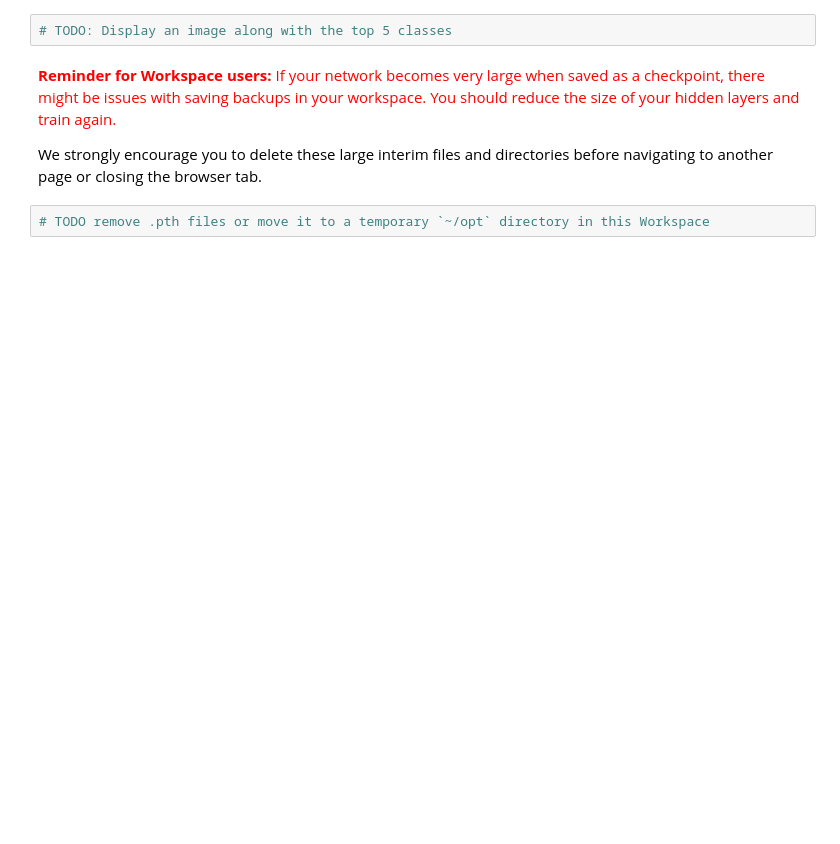
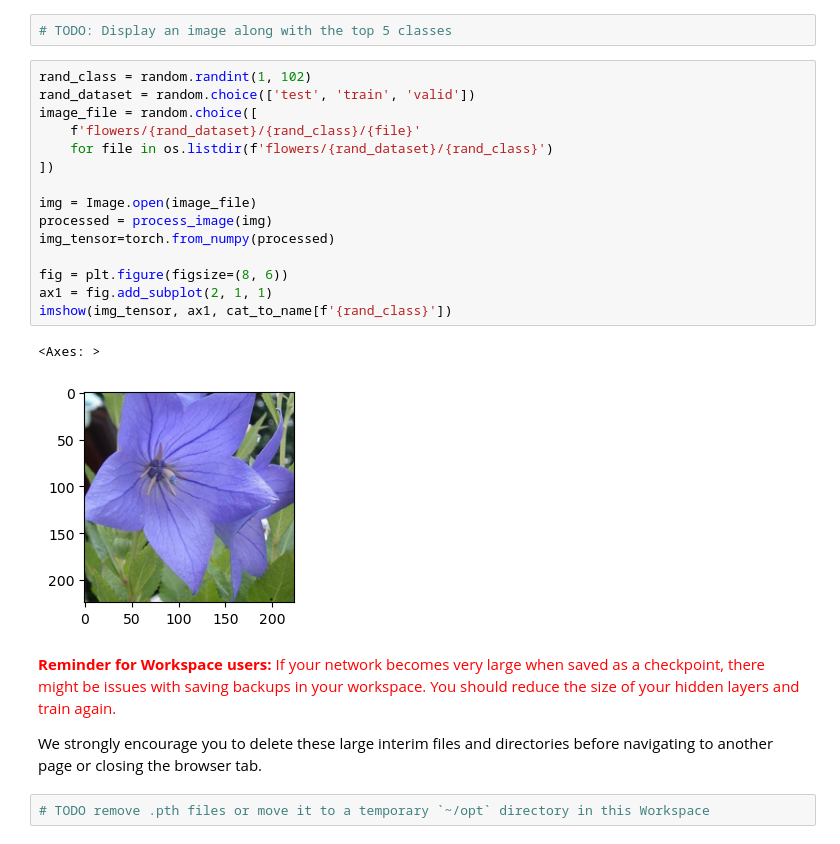
Before and after one commit to protango/aipnd-project, a Jupyter notebook: Image Classifier Project.ipynb, the cells around one changed output. Cells and saved outputs as stored; diff of their text form; blank space fills up the shorter version.

```diff
--- a/Image Classifier Project.ipynb
+++ b/Image Classifier Project.ipynb
@@ -335,6 +416,24 @@ Now that you can use a trained model for predictions, check to make sure it make
 You can convert from the class integer encoding to actual flower names with the `cat_to_name.json` file (should have been loaded earlier in the notebook). To show a PyTorch tensor as an image, use the `imshow` function defined above.
 # %%
 # TODO: Display an image along with the top 5 classes
+# %%
+rand_class = random.randint(1, 102)
+rand_dataset = random.choice(['test', 'train', 'valid'])
+image_file = random.choice([
+    f'flowers/{rand_dataset}/{rand_class}/{file}'
+    for file in os.listdir(f'flowers/{rand_dataset}/{rand_class}')
+])
+
+img = Image.open(image_file)
+processed = process_image(img)
+img_tensor=torch.from_numpy(processed)
+
+fig = plt.figure(figsize=(8, 6))
+ax1 = fig.add_subplot(2, 1, 1)
+imshow(img_tensor, ax1, cat_to_name[f'{rand_class}'])
+# %% [output]
+<Axes: >
+[figure, added]
 # %% [markdown]
 <font color='red'>**Reminder for Workspace users:** If your network becomes very large when saved as a checkpoint, there might be issues with saving backups in your workspace. You should reduce the size of your hidden layers and train again.
 
```
Also changed, not shown: parts of 12 cells of this notebook.
